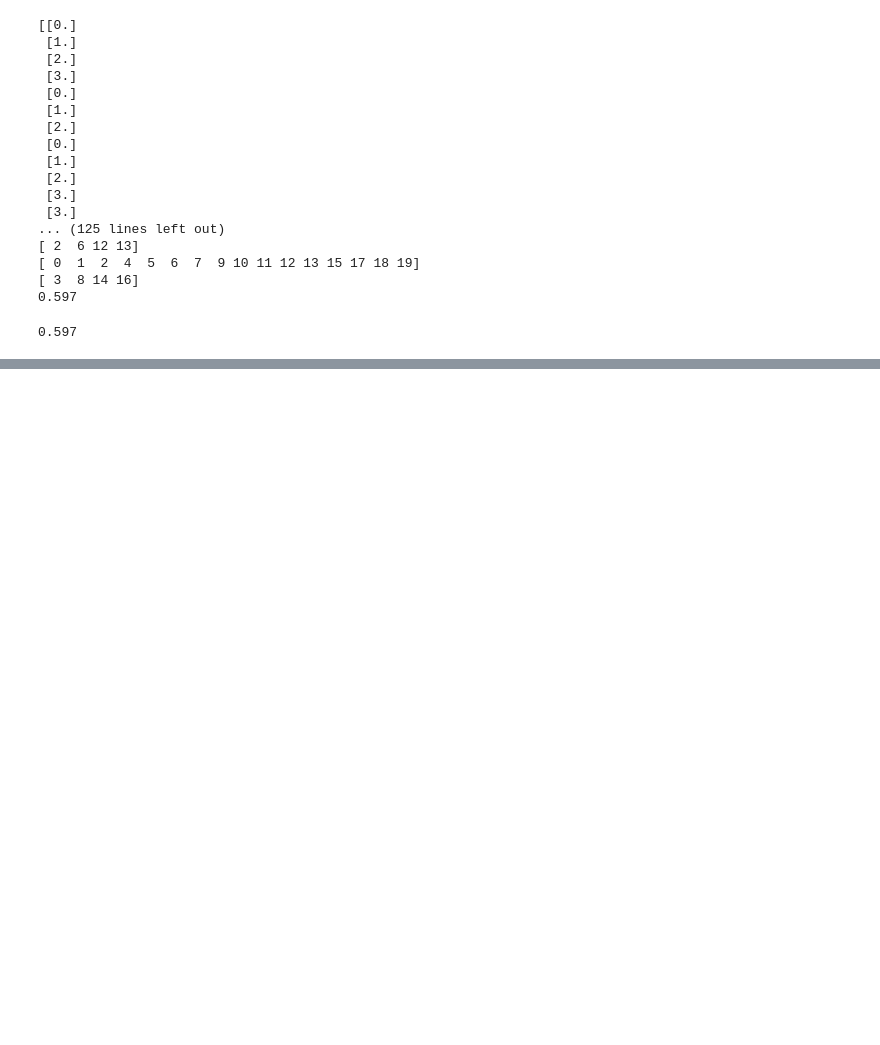
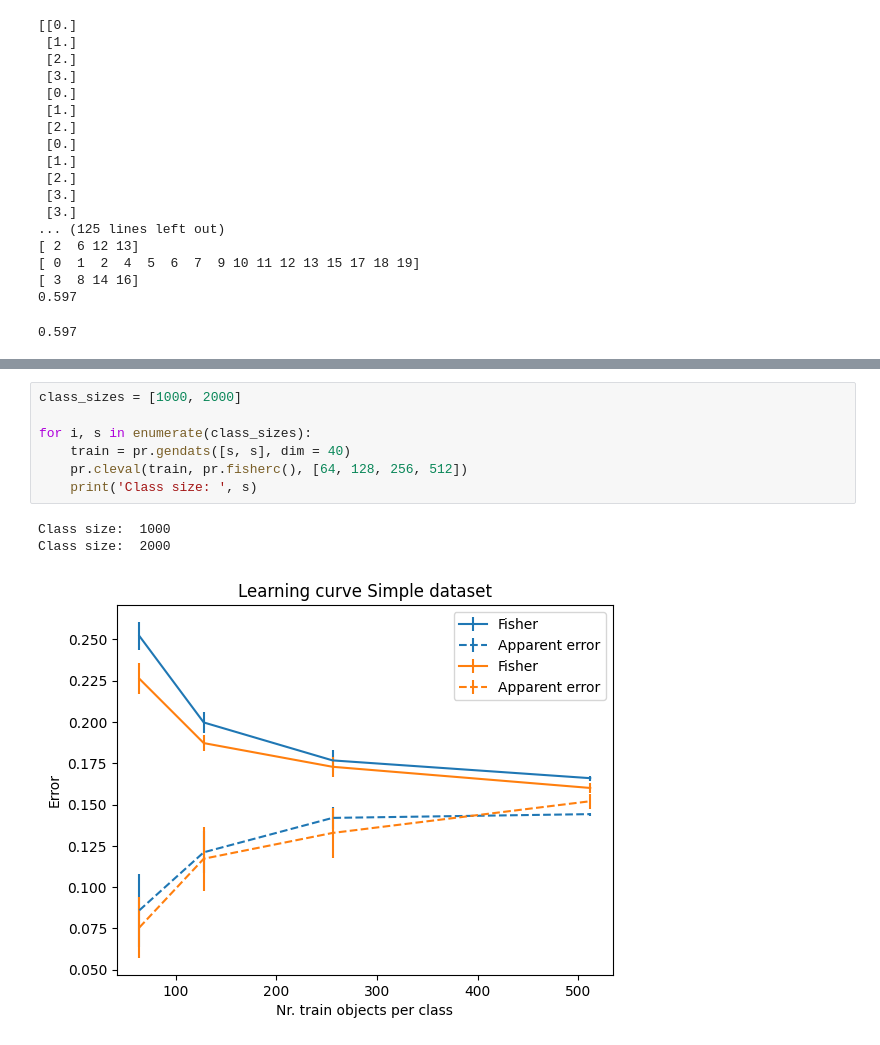
Before and after one commit to nadinekuo/MachineLearning1-Labs, a Jupyter notebook: 3-Losses-Regularization-Evaluation/evaluation.ipynb, the cells around one changed output, grey strips where cells are left out. Drawn from its saved outputs; the diff is of its cells as text; blank space fills up the shorter version.

Commit message:
Learning curve for fisher

```diff
--- a/3-Losses-Regularization-Evaluation/evaluation.ipynb
+++ b/3-Losses-Regularization-Evaluation/evaluation.ipynb
@@ -282,0 +288,11 @@ print(e_true)
+# %%
+class_sizes = [1000, 2000]
+
+for i, s in enumerate(class_sizes):
+    train = pr.gendats([s, s], dim = 40)
+    pr.cleval(train, pr.fisherc(), [64, 128, 256, 512])
+    print('Class size: ', s)
+# %% [output]
+Class size:  1000
+Class size:  2000
+[figure, added]
```
Also changed, not shown: parts of 2 cells of this notebook.
